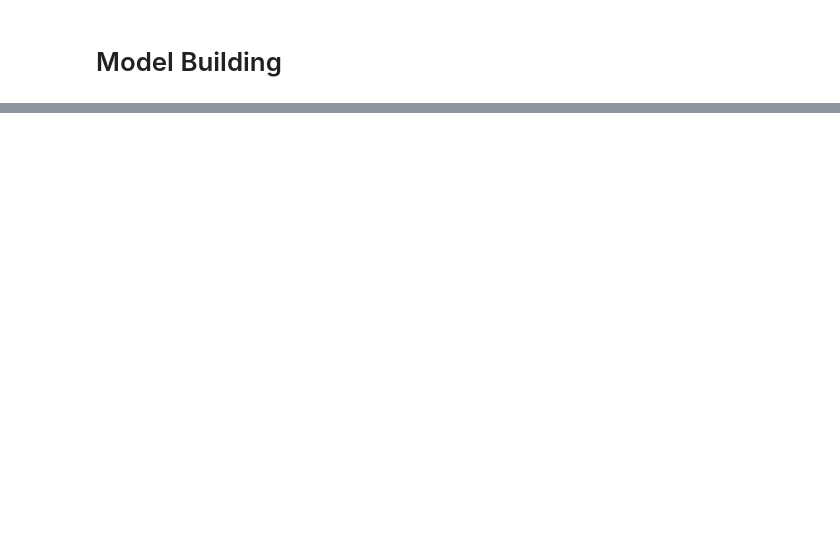
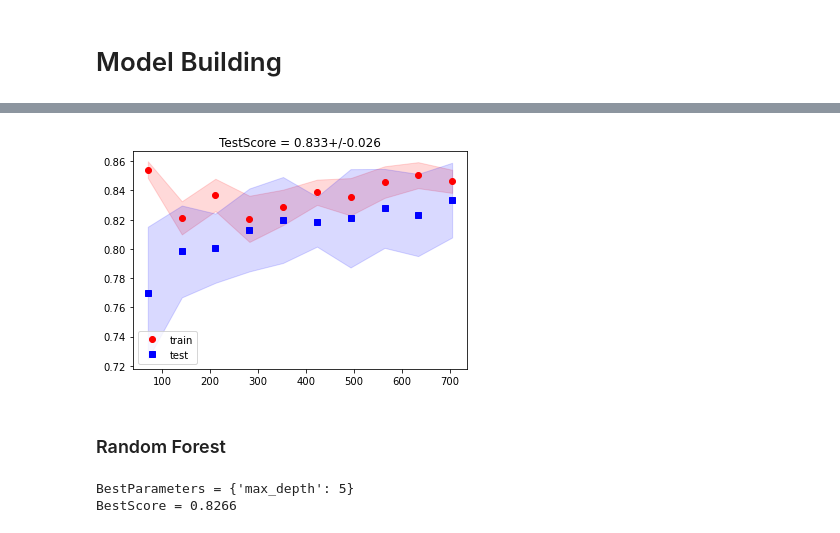
Before and after one commit to RaulRPrado/Titanic-Kaggle, a Jupyter notebook: Submission2.ipynb, the cells around one changed output, grey strips where cells are left out. Saved outputs shown, nothing was run; the diff lists cells and outputs as text; code cells hidden in the pictures; blank space fills up the shorter version.

```diff
--- a/Submission2.ipynb
+++ b/Submission2.ipynb
@@ -472,0 +584,2 @@ Score: 0.7947761194029851
+# %%
+results['SVM'] = dict()
@@ -472,0 +599,10 @@ Score: 0.7947761194029851
+# %%
+results['SVM']['test_score'] = get_test_cv_score_and_plot_learning_curve(
+    X_train_std,
+    y_train,
+    results['SVM']['estimator']
+)
+# %% [output]
+[figure, added]
+# %% [markdown]
+### Random Forest
@@ -472,0 +613,10 @@ Score: 0.7947761194029851
+# %%
+results['RF']['estimator'], results['RF']['pars'] = perform_grid_search(
+    X_train_std,
+    y_train,
+    RandomForestClassifier,
+    max_depth=[4, 5, 6]
+)
+# %% [output]
+BestParameters = {'max_depth': 5}
+BestScore = 0.8266
```
Also changed, not shown: parts of 46 cells of this notebook.
